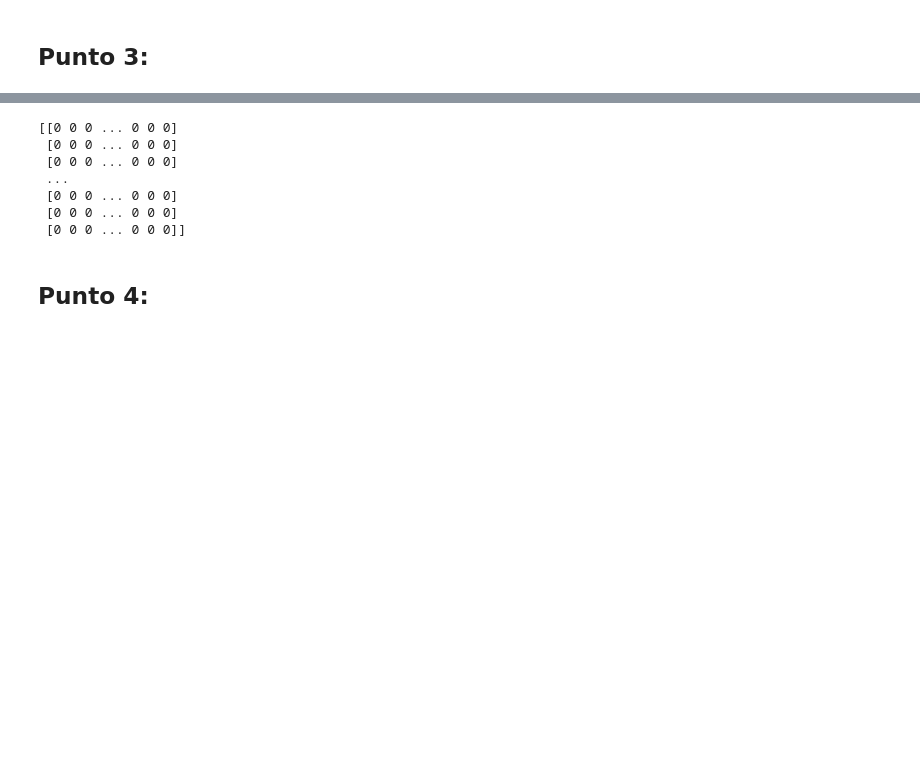
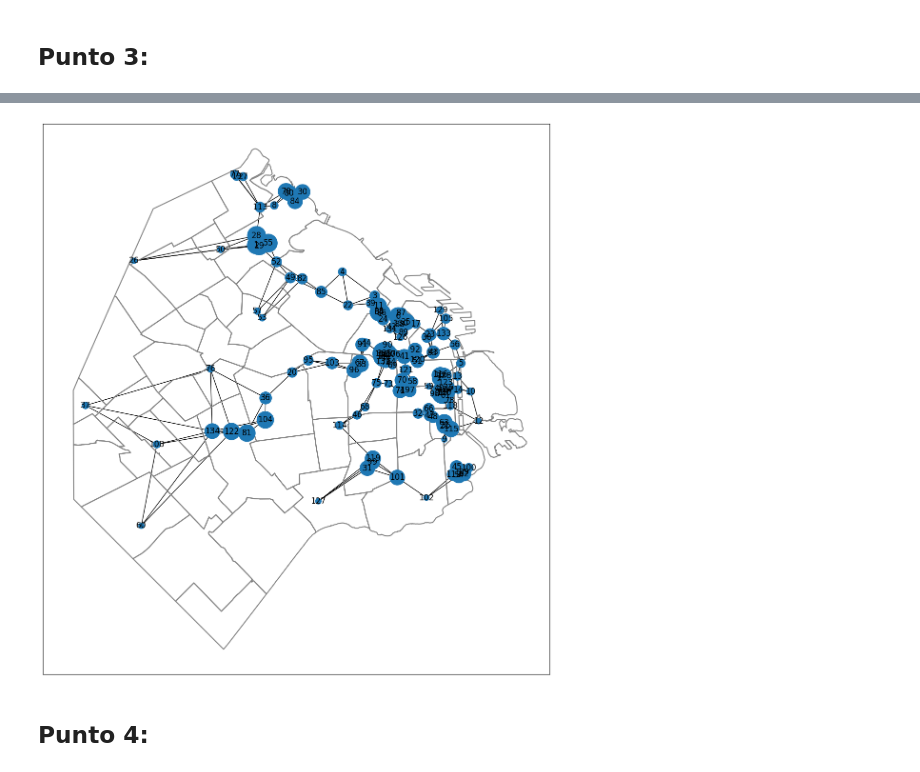
Before and after one commit to nahuelrabey/TP_ALC, a Jupyter notebook: TP1_template.ipynb, the cells around one changed output, grey strips where cells are left out. Cells and saved outputs as stored; diff of their text form; code cells hidden in the pictures; blank space fills up the shorter version.

```diff
--- a/TP1_template.ipynb
+++ b/TP1_template.ipynb
@@ -95,23 +107,12 @@ The matrices 'mati' and 'nr' are not equal.
 # %%
 # Calculo usando m = 3
-m = 3
-alpha = 1/5
-A = func.construye_adyacencia(D, m)
-print(A)
+node_size = p.T[0] * 50000
 
-p = func.calcula_pagerank(A,alpha)
-
-# fig, ax = plt.subplots(figsize=(15, 15)) # Visualización de la red en el mapa
-# barrios.to_crs("EPSG:22184").boundary.plot(color='gray',ax=ax) # Graficamos Los barrios
-# nx.draw_networkx(G,G_layout,ax=ax) # Graficamos los museos
+fig, ax = plt.subplots(figsize=(15, 15)) # Visualización de la red en el mapa
+barrios.to_crs("EPSG:22184").boundary.plot(color='gray',ax=ax) # Graficamos Los barrios
+nx.draw_networkx(G,G_layout,ax=ax, node_size=node_size) # Graficamos los museos
 # %% [output]
-[[0 0 0 ... 0 0 0]
- [0 0 0 ... 0 0 0]
- [0 0 0 ... 0 0 0]
- ...
- [0 0 0 ... 0 0 0]
- [0 0 0 ... 0 0 0]
- [0 0 0 ... 0 0 0]]
+[figure, added]
 # %% [markdown]
 ## Punto 4:
 # %% [markdown]
```
Also changed, not shown: parts of 4 cells of this notebook, 2 other files.
